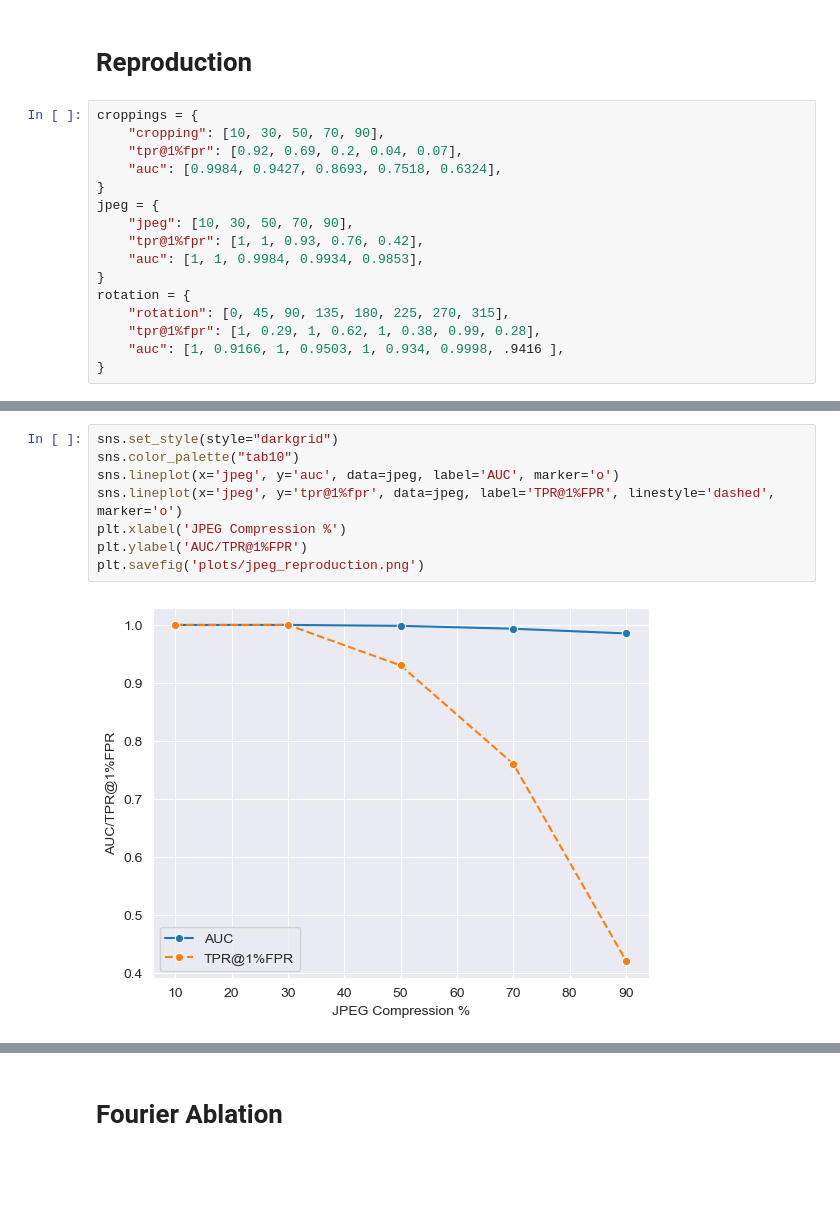
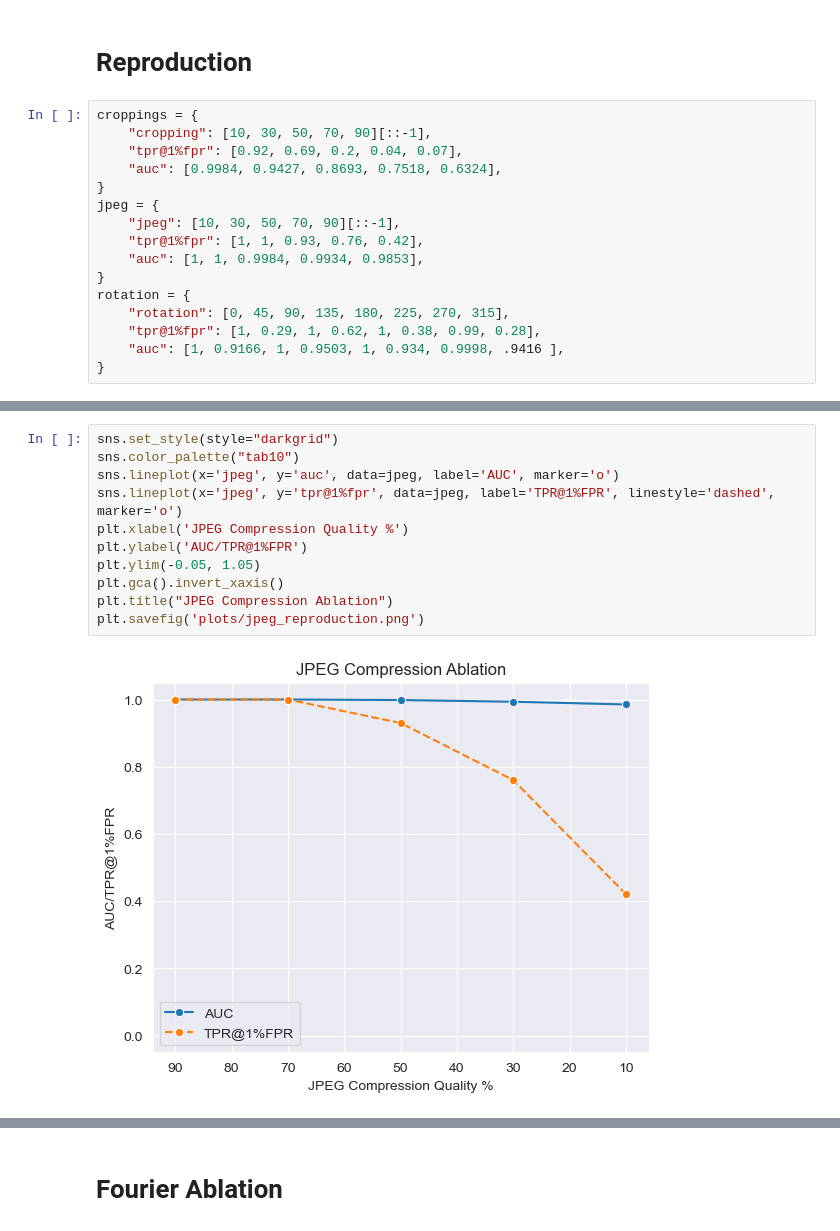
Before and after one commit to ralvarezlucend/tree-ring-watermark-improvements, a Jupyter notebook: plot_ablation.ipynb, the cells around one changed output, grey strips where cells are left out. Saved outputs shown, nothing was run; the diff lists cells and outputs as text; blank space fills up the shorter version.

```diff
--- a/plot_ablation.ipynb
+++ b/plot_ablation.ipynb
@@ -6,12 +6,12 @@ import matplotlib.ticker as ticker
 # Reproduction
 # %%
 croppings = {
-    "cropping": [10, 30, 50, 70, 90],
+    "cropping": [10, 30, 50, 70, 90][::-1],
     "tpr@1%fpr": [0.92, 0.69, 0.2, 0.04, 0.07],
     "auc": [0.9984, 0.9427, 0.8693, 0.7518, 0.6324],
 }
 jpeg = {
-    "jpeg": [10, 30, 50, 70, 90],
+    "jpeg": [10, 30, 50, 70, 90][::-1],
     "tpr@1%fpr": [1, 1, 0.93, 0.76, 0.42],
     "auc": [1, 1, 0.9984, 0.9934, 0.9853],
 }
@@ -33,13 +36,16 @@ plt.savefig('plots/cropping_reproduction.png')
 # %%
 sns.set_style(style="darkgrid")
 sns.color_palette("tab10")
 sns.lineplot(x='jpeg', y='auc', data=jpeg, label='AUC', marker='o')
 sns.lineplot(x='jpeg', y='tpr@1%fpr', data=jpeg, label='TPR@1%FPR', linestyle='dashed', marker='o')
-plt.xlabel('JPEG Compression %')
+plt.xlabel('JPEG Compression Quality %')
 plt.ylabel('AUC/TPR@1%FPR')
+plt.ylim(-0.05, 1.05)
+plt.gca().invert_xaxis()
+plt.title("JPEG Compression Ablation")
 plt.savefig('plots/jpeg_reproduction.png')
 # %% [output]
-[figure, old version]
+[figure, new version]
 # %%
 sns.set_style(style="darkgrid")
 sns.color_palette("tab10")
```
Also changed, not shown: parts of 5 cells of this notebook, 3 other files.
